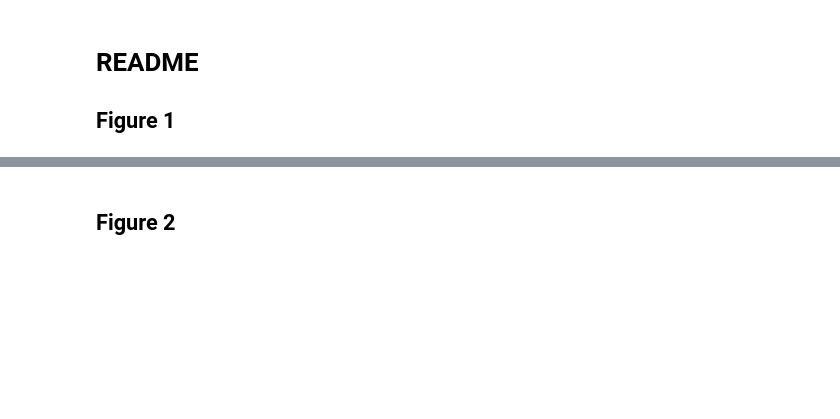
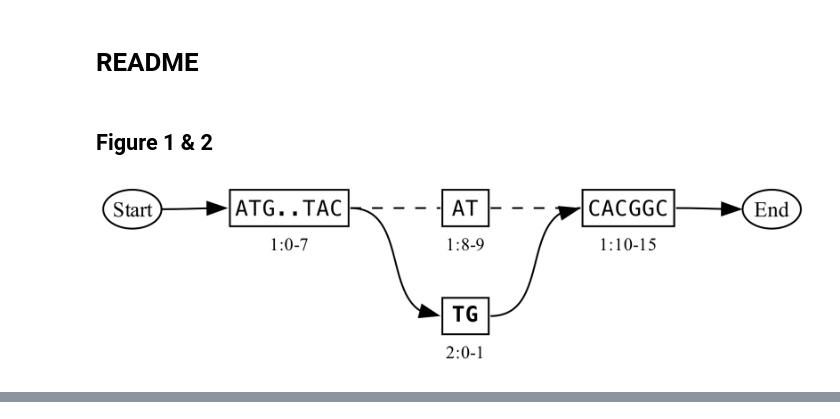
Before and after one commit to ginkgobioworks/gen, a Jupyter notebook: docs/figures/generate_dot_files.ipynb, the cells around one changed output, grey strips where cells are left out. Drawn from its saved outputs; the diff is of its cells as text; code cells hidden in the pictures; blank space fills up the shorter version.

```diff
--- a/docs/figures/generate_dot_files.ipynb
+++ b/docs/figures/generate_dot_files.ipynb
@@ -16,5 +19,19 @@ import pygraphviz
 # to run this script to see the changes.
+# %%
+from IPython.display import Image, SVG
+
+# A small function that dynamically displays a bytestring as png or svg
+def show(data):
+    # If we got passed anything else, try displaying it directly
+    if type(data) != bytes:
+        display(data)
+    # SVG
+    elif data.startswith(b'<?xml'):
+        display(SVG(data))
+    # Bitmap
+    else:
+        display(Image(data))
+# %% [markdown]
+# README
 # %% [markdown]
-# README
-
-## Figure 1
+## Figure 1 & 2
@@ -128,16 +38,22 @@ class BlockGraph:
 # %%
-G = BlockGraph()
+G = genfig.Graph()
 
 n1 = G.add_node('ATGTATACATCACGGC') # Derived from BBa_K1896001
 n2 = G.add_node('TG')
 G.connect_to_source(n1)
 G.connect_to_sink(n1)
 G.add_edge((n1, 7), (n2, 0))
 G.add_edge((n2, 1), (n1, 10))
-G.highlight_ranges(n1, [(0, 8), (10, 16)])
-G.highlight_ranges(n1, [(0, 8), (10, 16)])
+#G.highlight_ranges(n1, [(0, 8), (10, 16)])
+#G.highlight_ranges(n1, [(0, 8), (10, 16)])
 G.highlight_ranges(n2, [(0, 2)])
+show(G)
 
-G.render_graph('figure_1')
+show(G.render_graph('figure_1.svg', minimize=False))
+show(G.render_block_graph('figure_2.svg', minimize=False))
+show(G.render_block_graph('figure_2_symmetrical.svg', minimize=False, align_blocks=False))
+
+show(G.render_graph(minimize=True))
 # %% [output]
+[figure, added]
 [drawing not drawn]
@@ -144,2 +62,0 @@ G.render_graph('figure_1')
-# %% [markdown]
-## Figure 2
```
Also changed, not shown: parts of 6 cells of this notebook, 33 other files.
